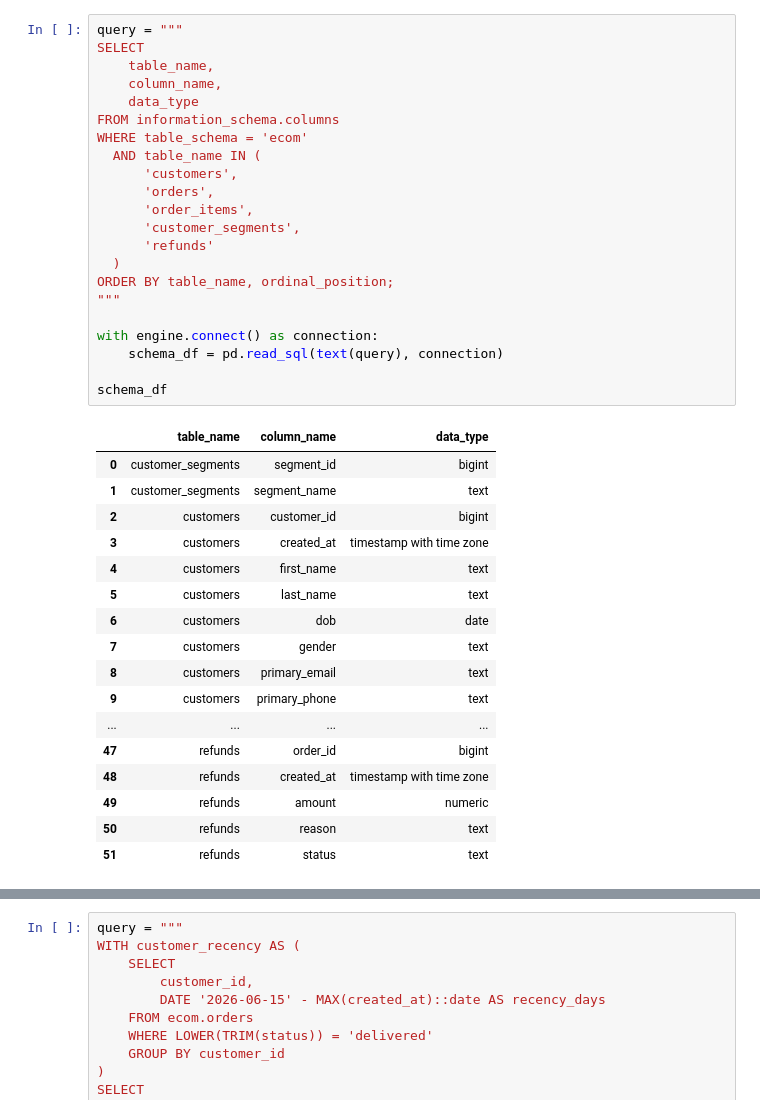
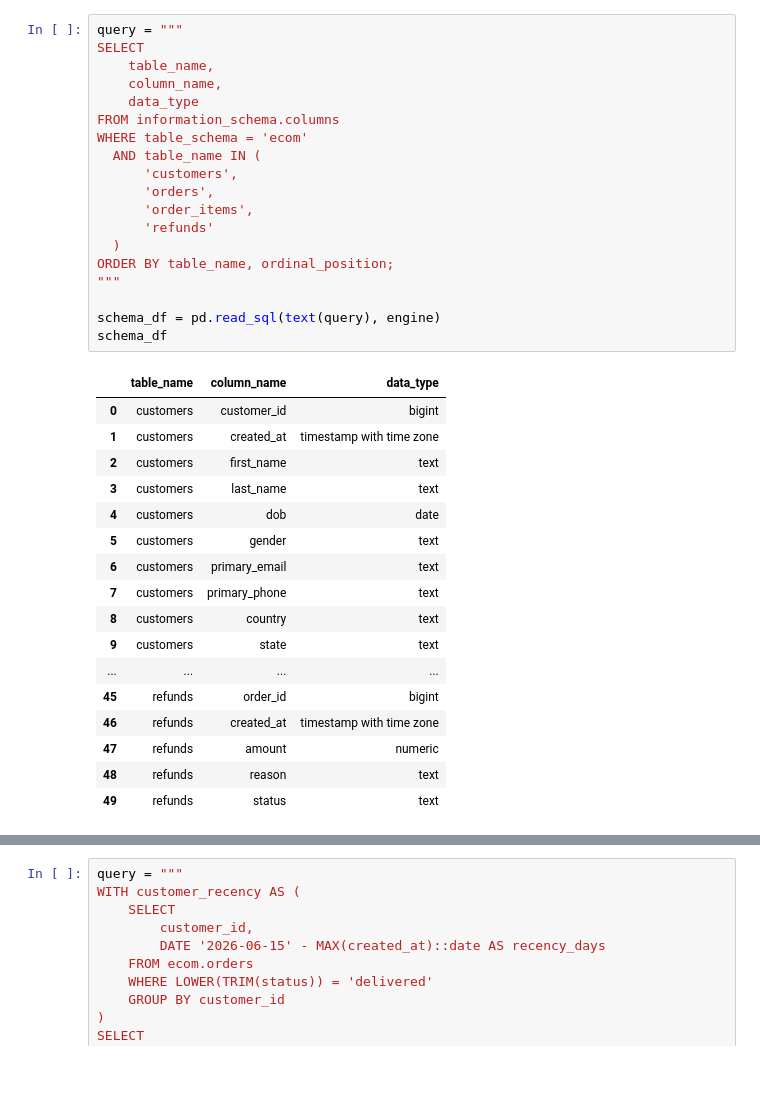
Before and after one commit to neharika/rfm-customer-segmentation, a Jupyter notebook: notebooks/01_exploration.ipynb, the cells around one changed output, grey strips where cells are left out. Saved outputs shown, nothing was run; the diff lists cells and outputs as text; blank space fills up the shorter version.

```diff
--- a/notebooks/01_exploration.ipynb
+++ b/notebooks/01_exploration.ipynb
@@ -61,43 +74,40 @@ tables
 # %%
 query = """
 SELECT
     table_name,
     column_name,
     data_type
 FROM information_schema.columns
 WHERE table_schema = 'ecom'
   AND table_name IN (
       'customers',
       'orders',
       'order_items',
-      'customer_segments',
       'refunds'
   )
 ORDER BY table_name, ordinal_position;
 """
 
-with engine.connect() as connection:
-    schema_df = pd.read_sql(text(query), connection)
-
+schema_df = pd.read_sql(text(query), engine)
 schema_df
 # %% [output]
 |  | table_name | column_name | data_type |
-| 0 | customer_segments | segment_id | bigint |
-| 1 | customer_segments | segment_name | text |
-| 2 | customers | customer_id | bigint |
-| 3 | customers | created_at | timestamp with time zone |
-| 4 | customers | first_name | text |
-| 5 | customers | last_name | text |
-| 6 | customers | dob | date |
-| 7 | customers | gender | text |
-| 8 | customers | primary_email | text |
-| 9 | customers | primary_phone | text |
+| 0 | customers | customer_id | bigint |
+| 1 | customers | created_at | timestamp with time zone |
+| 2 | customers | first_name | text |
+| 3 | customers | last_name | text |
+| 4 | customers | dob | date |
+| 5 | customers | gender | text |
+| 6 | customers | primary_email | text |
+| 7 | customers | primary_phone | text |
+| 8 | customers | country | text |
+| 9 | customers | state | text |
 | ... | ... | ... | ... |
-| 47 | refunds | order_id | bigint |
-| 48 | refunds | created_at | timestamp with time zone |
-| 49 | refunds | amount | numeric |
-| 50 | refunds | reason | text |
-| 51 | refunds | status | text |
+| 45 | refunds | order_id | bigint |
+| 46 | refunds | created_at | timestamp with time zone |
+| 47 | refunds | amount | numeric |
+| 48 | refunds | reason | text |
+| 49 | refunds | status | text |
 # %%
 query = """
 SELECT 'customers' AS table_name,
```
Also changed, not shown: parts of 67 cells of this notebook.
